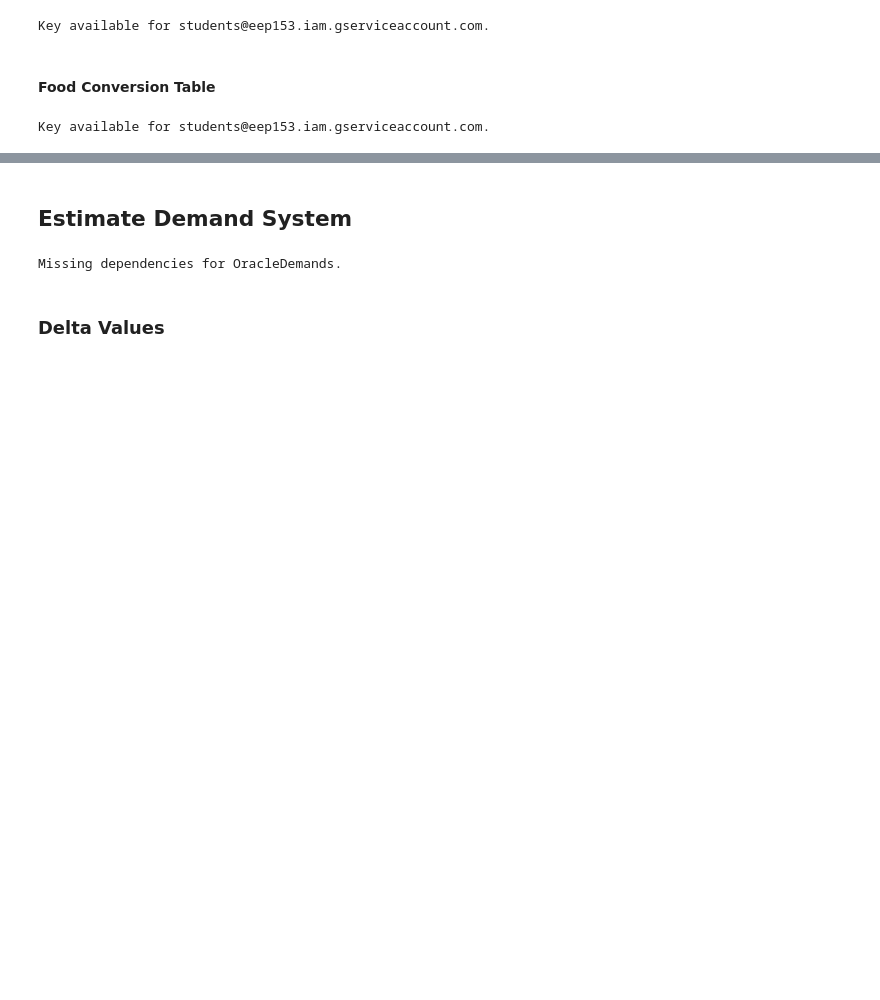
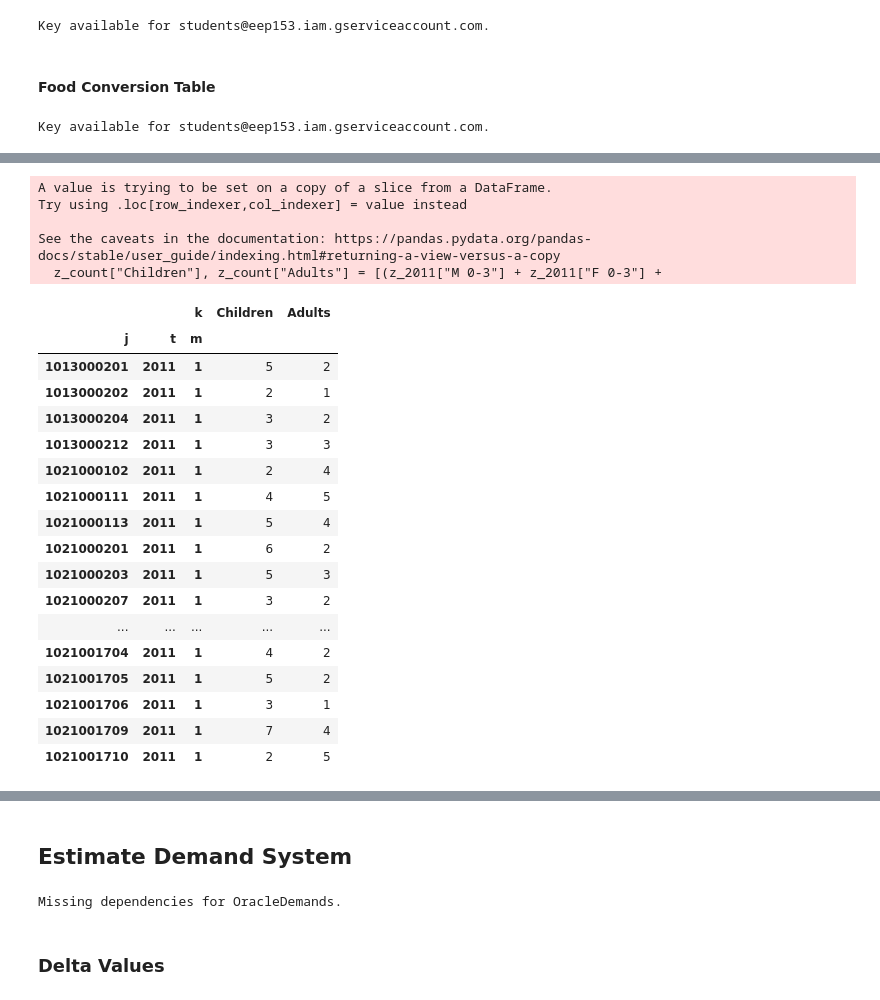
Before and after one commit to saraya38/EEP153Project4, a Jupyter notebook: Project4.ipynb, the cells around one changed output, grey strips where cells are left out. Cells and saved outputs as stored; diff of their text form; code cells hidden in the pictures; blank space fills up the shorter version.

Commit message:
New dataframes with numbers of children

```diff
--- a/Project4.ipynb
+++ b/Project4.ipynb
@@ -83,6 +89,8 @@ z = z.set_index(['j','t','m'])
 z.columns.name = 'k'
 
 z = z.apply(lambda x: pd.to_numeric(x,errors='coerce'))
+
+z_2011 = z[z.index.isin([2011], level=1)]
 # %% [output]
 Key available for students@eep153.iam.gserviceaccount.com.
 # %% [markdown]
@@ -117,0 +141,49 @@ Key available for students@eep153.iam.gserviceaccount.com.
+# %%
+# Make two columns for filtering;
+# A total count of children and a total count of adults
+
+z_count = z_2011
+z_count["Children"], z_count["Adults"] = [(z_2011["M 0-3"] + z_2011["F 0-3"] +
+                                           z_2011["M 4-8"] + z_2011["F 4-8"] +
+                                           z_2011["M 9-13"] + z_2011["F 9-13"] +
+                                           z_2011["M 14-18"] + z_2011["F 14-18"]),
+                                          (z_2011["M 19-30"] + z_2011["F 19-30"] +
+                                           z_2011["M 31-50"] + z_2011["F 31-50"] +
+                                           z_2011["M 51+"] + z_2011["F 51+"])]
+# %% [output]
+A value is trying to be set on a copy of a slice from a DataFrame.
+Try using .loc[row_indexer,col_indexer] = value instead
+
+See the caveats in the documentation: https://pandas.pydata.org/pandas-docs/stable/user_guide/indexing.html#returning-a-view-versus-a-copy
+  z_count["Children"], z_count["Adults"] = [(z_2011["M 0-3"] + z_2011["F 0-3"] +
+# %%
+# Do we only want households that have children?
+
+filter_kid = z_count["Children"]!=0
+# %%
+# Here are households that have 1 or more children:
+z_kids = z_count[filter_kid]
+# %%
+# Looking at some household breakdowns to decide which adult/child ratios might be good to investigate:
+
+df_new = z_kids[['Children', 'Adults']]
+df_new.head(60)
+# %% [output]
+|  |  | k | Children | Adults |
+| j | t | m |  |  |
+| 1013000201 | 2011 | 1 | 5 | 2 |
+| 1013000202 | 2011 | 1 | 2 | 1 |
+| 1013000204 | 2011 | 1 | 3 | 2 |
+| 1013000212 | 2011 | 1 | 3 | 3 |
+| 1021000102 | 2011 | 1 | 2 | 4 |
+| 1021000111 | 2011 | 1 | 4 | 5 |
+| 1021000113 | 2011 | 1 | 5 | 4 |
+| 1021000201 | 2011 | 1 | 6 | 2 |
+| 1021000203 | 2011 | 1 | 5 | 3 |
+| 1021000207 | 2011 | 1 | 3 | 2 |
+| ... | ... | ... | ... | ... |
+| 1021001704 | 2011 | 1 | 4 | 2 |
+| 1021001705 | 2011 | 1 | 5 | 2 |
+| 1021001706 | 2011 | 1 | 3 | 1 |
+| 1021001709 | 2011 | 1 | 7 | 4 |
+| 1021001710 | 2011 | 1 | 2 | 5 |
```
Also changed, not shown: parts of 26 cells of this notebook.
